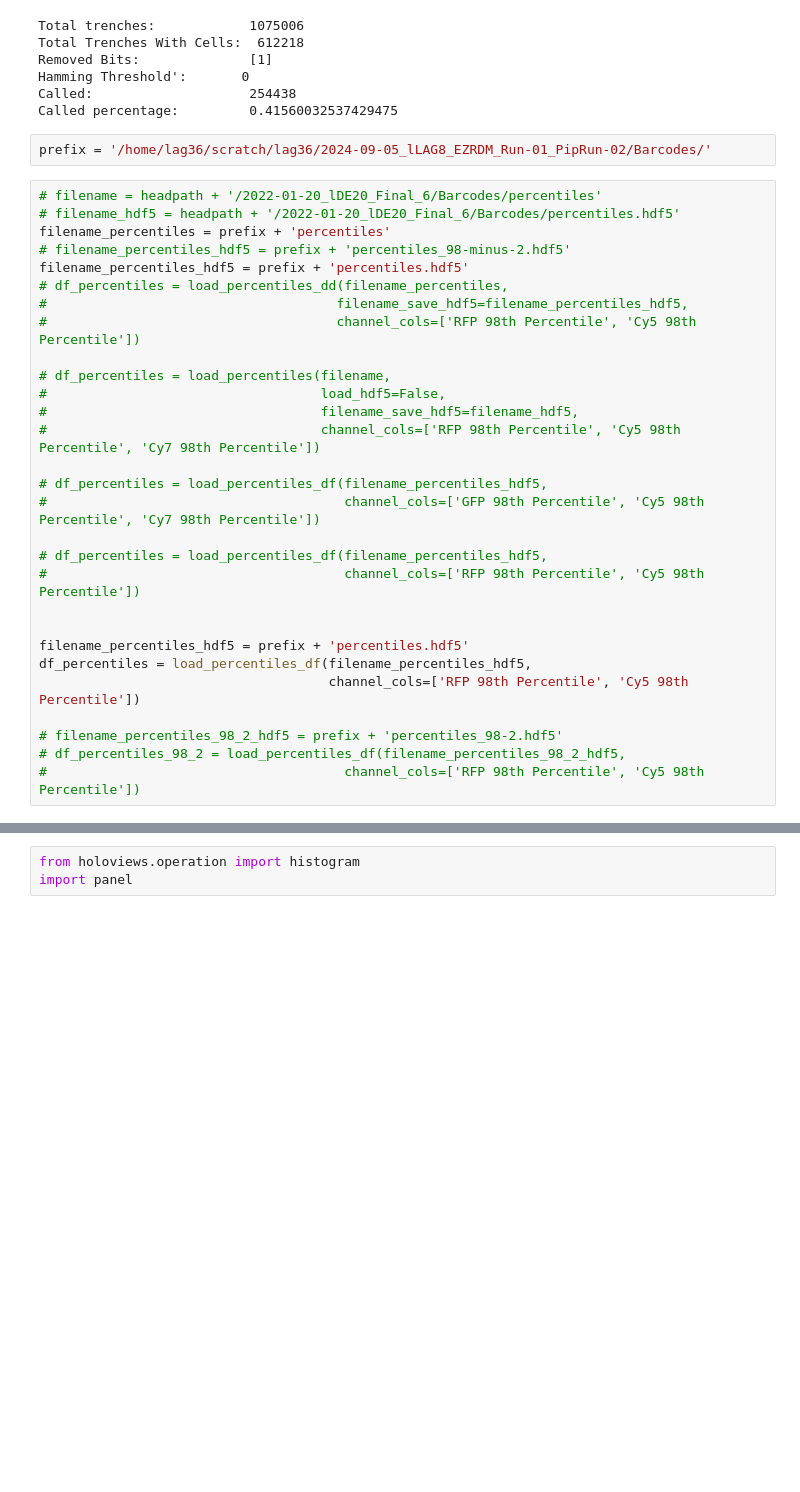
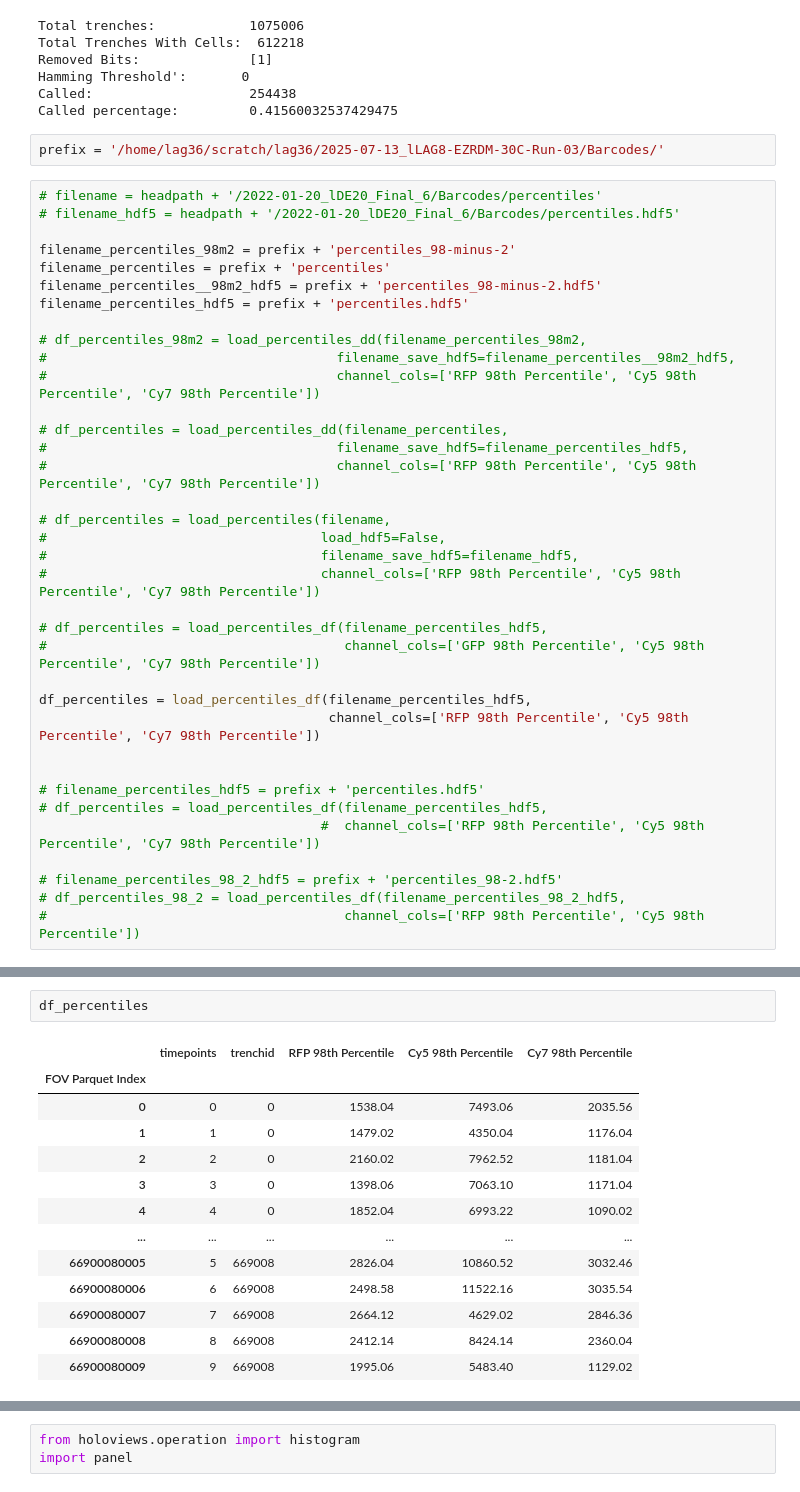
Before and after one commit to gutiloluis/lag_paulsson-lab, a Jupyter notebook: misc/2025-03-04_visualization_functions.ipynb, the cells around one changed output, grey strips where cells are left out. Cells and saved outputs as stored; diff of their text form; blank space fills up the shorter version.

Commit message:
lLAG8 EZRDM 30C analysis started

```diff
--- a/misc/2025-03-04_visualization_functions.ipynb
+++ b/misc/2025-03-04_visualization_functions.ipynb
@@ -289,16 +289,23 @@ Hamming Threshold':       0
 Called:                    254438
 Called percentage:         0.41560032537429475
 # %%
-prefix = '/home/lag36/scratch/lag36/2024-09-05_lLAG8_EZRDM_Run-01_PipRun-02/Barcodes/'
+prefix = '/home/lag36/scratch/lag36/2025-07-13_lLAG8-EZRDM-30C-Run-03/Barcodes/'
 # %%
 # filename = headpath + '/2022-01-20_lDE20_Final_6/Barcodes/percentiles'
 # filename_hdf5 = headpath + '/2022-01-20_lDE20_Final_6/Barcodes/percentiles.hdf5'
+
+filename_percentiles_98m2 = prefix + 'percentiles_98-minus-2'
 filename_percentiles = prefix + 'percentiles'
-# filename_percentiles_hdf5 = prefix + 'percentiles_98-minus-2.hdf5'
+filename_percentiles__98m2_hdf5 = prefix + 'percentiles_98-minus-2.hdf5'
 filename_percentiles_hdf5 = prefix + 'percentiles.hdf5'
+
+# df_percentiles_98m2 = load_percentiles_dd(filename_percentiles_98m2,
+#                                     filename_save_hdf5=filename_percentiles__98m2_hdf5,
+#                                     channel_cols=['RFP 98th Percentile', 'Cy5 98th Percentile', 'Cy7 98th Percentile'])
+
 # df_percentiles = load_percentiles_dd(filename_percentiles,
 #                                     filename_save_hdf5=filename_percentiles_hdf5,
-#                                     channel_cols=['RFP 98th Percentile', 'Cy5 98th Percentile'])
+#                                     channel_cols=['RFP 98th Percentile', 'Cy5 98th Percentile', 'Cy7 98th Percentile'])
 
 # df_percentiles = load_percentiles(filename,
 #                                   load_hdf5=False,
@@ -308,13 +315,13 @@ filename_percentiles_hdf5 = prefix + 'percentiles.hdf5'
 # df_percentiles = load_percentiles_df(filename_percentiles_hdf5,
 #                                      channel_cols=['GFP 98th Percentile', 'Cy5 98th Percentile', 'Cy7 98th Percentile'])
 
-# df_percentiles = load_percentiles_df(filename_percentiles_hdf5,
-#                                      channel_cols=['RFP 98th Percentile', 'Cy5 98th Percentile'])
+df_percentiles = load_percentiles_df(filename_percentiles_hdf5,
+                                     channel_cols=['RFP 98th Percentile', 'Cy5 98th Percentile', 'Cy7 98th Percentile'])
 
 
-filename_percentiles_hdf5 = prefix + 'percentiles.hdf5'
-df_percentiles = load_percentiles_df(filename_percentiles_hdf5,
-                                     channel_cols=['RFP 98th Percentile', 'Cy5 98th Percentile'])
+# filename_percentiles_hdf5 = prefix + 'percentiles.hdf5'
+# df_percentiles = load_percentiles_df(filename_percentiles_hdf5,
+                                    #  channel_cols=['RFP 98th Percentile', 'Cy5 98th Percentile', 'Cy7 98th Percentile'])
 
 # filename_percentiles_98_2_hdf5 = prefix + 'percentiles_98-2.hdf5'
 # df_percentiles_98_2 = load_percentiles_df(filename_percentiles_98_2_hdf5,
@@ -321,0 +333,16 @@ df_percentiles = load_percentiles_df(filename_percentiles_hdf5,
+# %%
+df_percentiles
+# %% [output]
+|  | timepoints | trenchid | RFP 98th Percentile | Cy5 98th Percentile | Cy7 98th Percentile |
+| FOV Parquet Index |  |  |  |  |  |
+| 0 | 0 | 0 | 1538.04 | 7493.06 | 2035.56 |
+| 1 | 1 | 0 | 1479.02 | 4350.04 | 1176.04 |
+| 2 | 2 | 0 | 2160.02 | 7962.52 | 1181.04 |
+| 3 | 3 | 0 | 1398.06 | 7063.10 | 1171.04 |
+| 4 | 4 | 0 | 1852.04 | 6993.22 | 1090.02 |
+| ... | ... | ... | ... | ... | ... |
+| 66900080005 | 5 | 669008 | 2826.04 | 10860.52 | 3032.46 |
+| 66900080006 | 6 | 669008 | 2498.58 | 11522.16 | 3035.54 |
+| 66900080007 | 7 | 669008 | 2664.12 | 4629.02 | 2846.36 |
+| 66900080008 | 8 | 669008 | 2412.14 | 8424.14 | 2360.04 |
+| 66900080009 | 9 | 669008 | 1995.06 | 5483.40 | 1129.02 |
```
Also changed, not shown: parts of 13 cells of this notebook, 3 other files.
